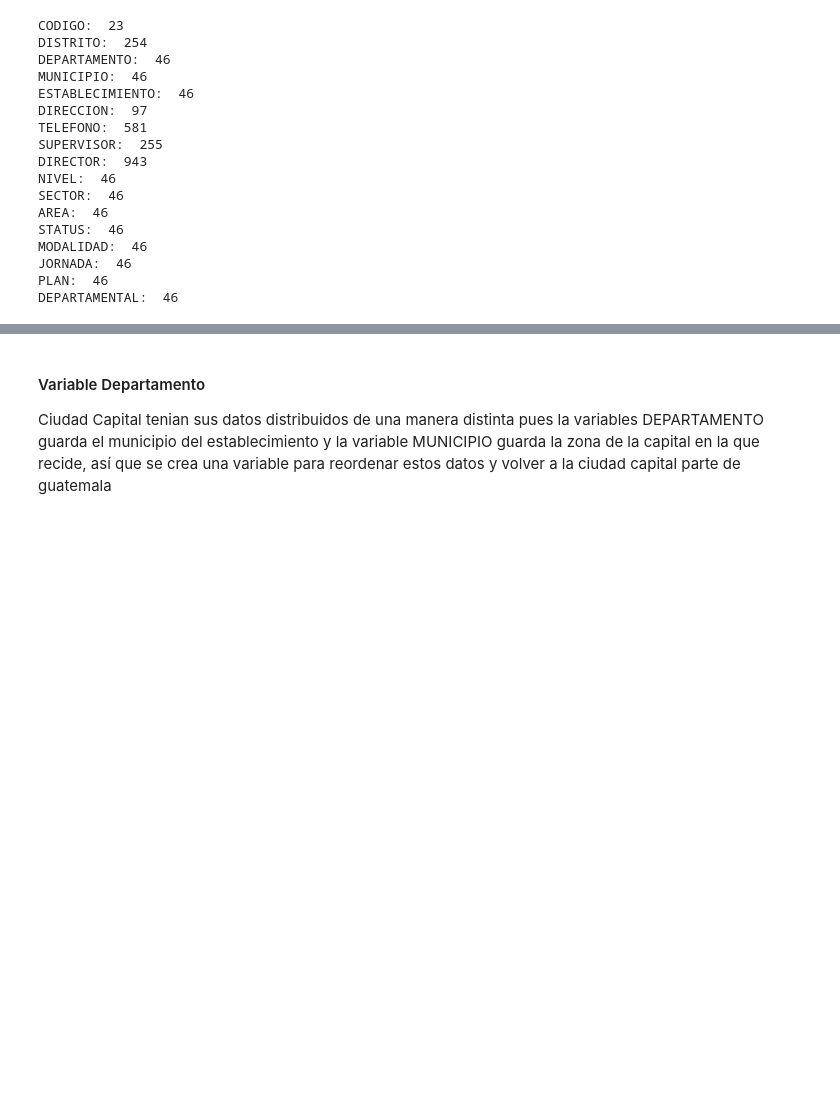
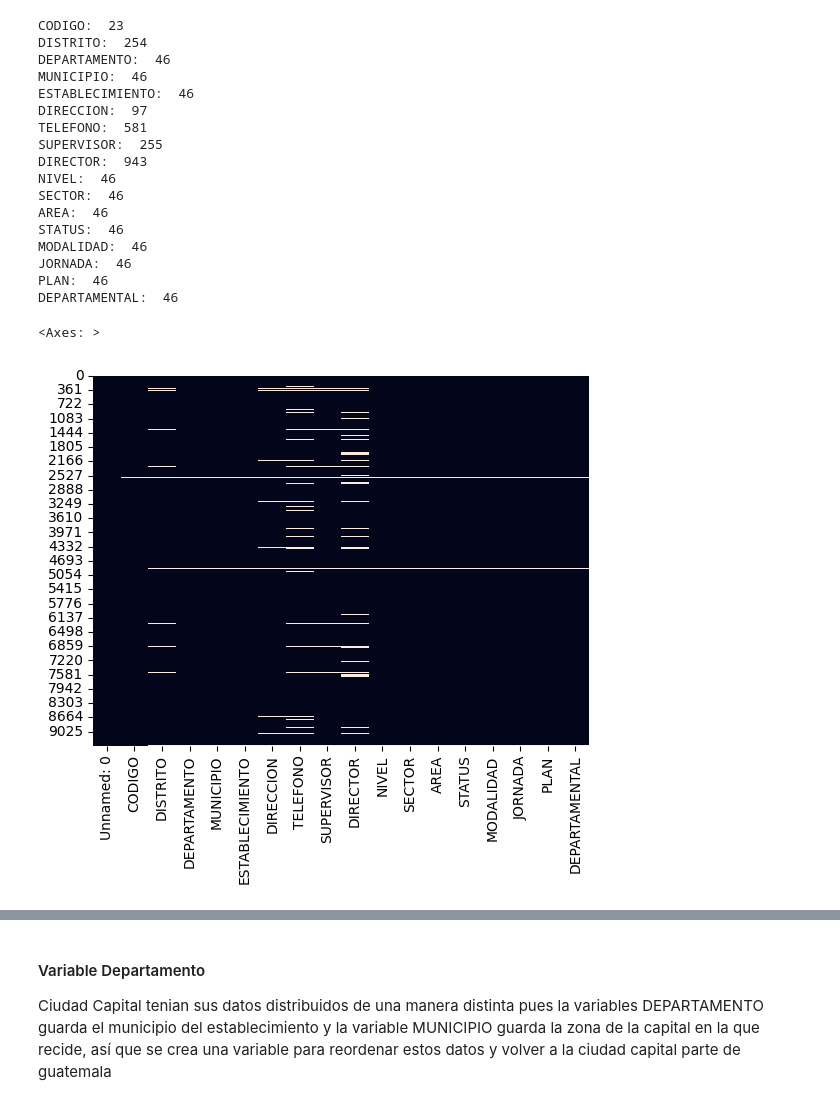
Before and after one commit to robertriosm/ds-project-1, a Jupyter notebook: Proyecto1DS (1).ipynb, the cells around one changed output, grey strips where cells are left out. Cells and saved outputs as stored; diff of their text form; code cells hidden in the pictures; blank space fills up the shorter version.

```diff
--- a/Proyecto1DS (1).ipynb
+++ b/Proyecto1DS (1).ipynb
@@ -49,3 +55,8 @@ MODALIDAD:  46
 JORNADA:  46
 PLAN:  46
 DEPARTAMENTAL:  46
+# %%
+sns.heatmap(df.isnull(), cbar=False)
+# %% [output]
+<Axes: >
+[figure, added]
```
Also changed, not shown: parts of 35 cells of this notebook, 3 other files.
